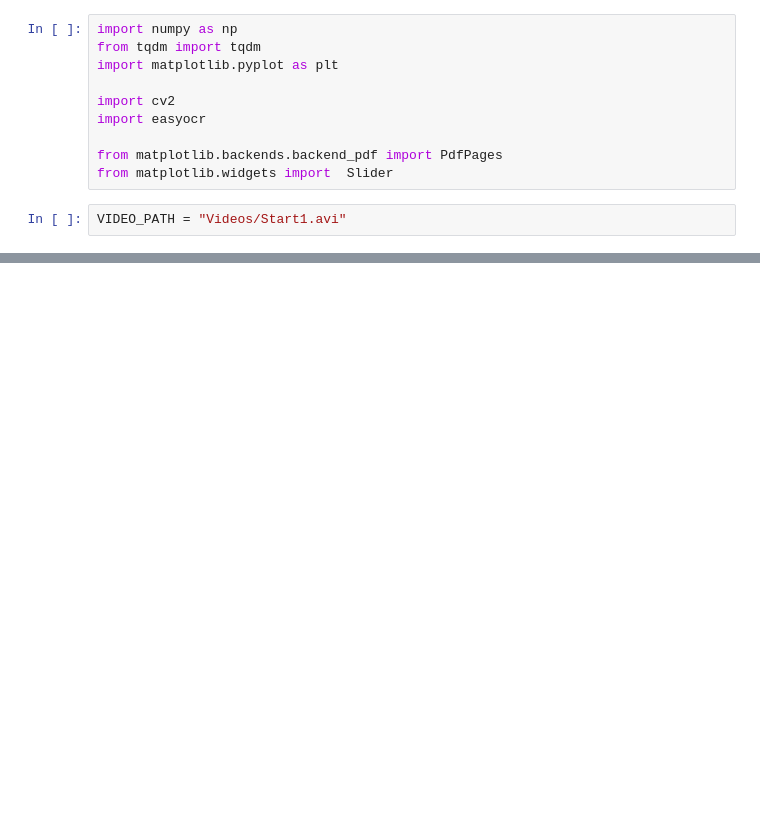
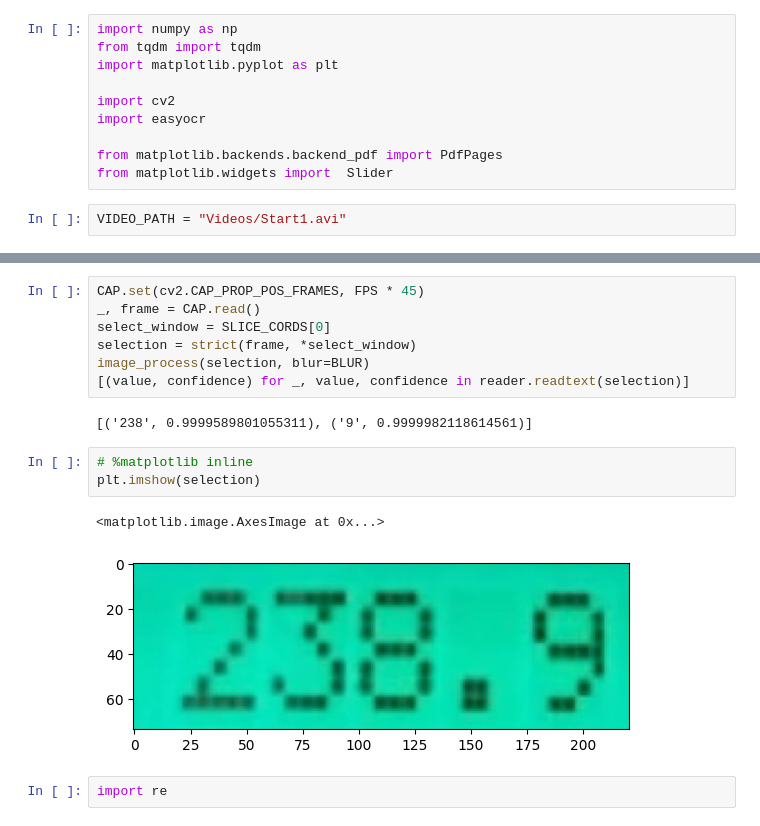
Before and after one commit to EnglishBeach/Diplom-work, a Jupyter notebook: Video_process/to_frames.ipynb, the cells around one changed output, grey strips where cells are left out. Cells and saved outputs as stored; diff of their text form; blank space fills up the shorter version.

```diff
--- a/Video_process/to_frames.ipynb
+++ b/Video_process/to_frames.ipynb
@@ -292,0 +220,17 @@ fig.show()
+# %%
+CAP.set(cv2.CAP_PROP_POS_FRAMES, FPS * 45)
+_, frame = CAP.read()
+select_window = SLICE_CORDS[0]
+selection = strict(frame, *select_window)
+image_process(selection, blur=BLUR)
+[(value, confidence) for _, value, confidence in reader.readtext(selection)]
+# %% [output]
+[('238', 0.9999589801055311), ('9', 0.9999982118614561)]
+# %%
+# %matplotlib inline
+plt.imshow(selection)
+# %% [output]
+<matplotlib.image.AxesImage at 0x...>
+[figure, added]
+# %%
+import re
```
Also changed, not shown: parts of 29 cells of this notebook.
